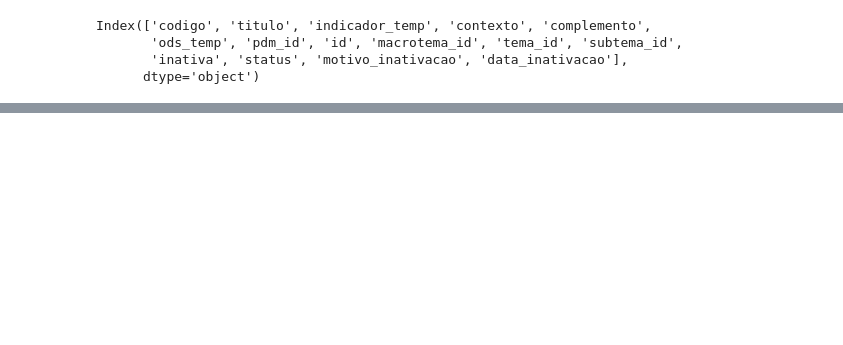
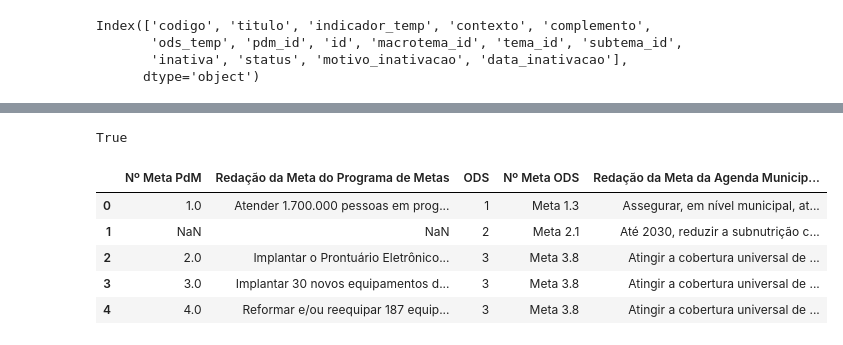
Before and after one commit to sepep-pmsp/dados_smae_fgv, a Jupyter notebook: notebooks/estrutura_pdm_metas.ipynb, the cells around one changed output, grey strips where cells are left out. Cells and saved outputs as stored; diff of their text form; code cells hidden in the pictures; blank space fills up the shorter version.

```diff
--- a/notebooks/estrutura_pdm_metas.ipynb
+++ b/notebooks/estrutura_pdm_metas.ipynb
@@ -236,0 +369,4 @@ save_df(meta_orgao, 'Meta_Orgao.csv')
+# %%
+(ods_onu['id']==ods_onu['numero']).all()
+# %% [output]
+True
@@ -236,0 +375,15 @@ save_df(meta_orgao, 'Meta_Orgao.csv')
+# %%
+link_ods = 'https://www.prefeitura.sp.gov.br/cidade/secretarias/upload/governo/arquivos/Agenda%202030/vinculacao/vinculacao-pdm-agenda2030.xlsx'
+ods_meta = download_xl(link_ods, 'relacao_metas_ods.xlsx', ORIGINAL_DATA_DIR,
+                  sheet_name='Vinculação PDM_ODS', skiprows=1)
+# %%
+#numero da meta esta com celula agregada
+#se for nulo, tem que pegar valor anterior
+ods_meta.head(5)
+# %% [output]
+|  | Nº Meta PdM | Redação da Meta do Programa de Metas | ODS | Nº Meta ODS | Redação da Meta da Agenda Municip... |
+| 0 | 1.0 | Atender 1.700.000 pessoas em prog... | 1 | Meta 1.3 | Assegurar, em nível municipal, at... |
+| 1 | NaN | NaN | 2 | Meta 2.1 | Até 2030, reduzir a subnutrição c... |
+| 2 | 2.0 | Implantar o Prontuário Eletrônico... | 3 | Meta 3.8 | Atingir a cobertura universal de ... |
+| 3 | 3.0 | Implantar 30 novos equipamentos d... | 3 | Meta 3.8 | Atingir a cobertura universal de ... |
+| 4 | 4.0 | Reformar e/ou reequipar 187 equip... | 3 | Meta 3.8 | Atingir a cobertura universal de ... |
```
Also changed, not shown: parts of 53 cells of this notebook.
